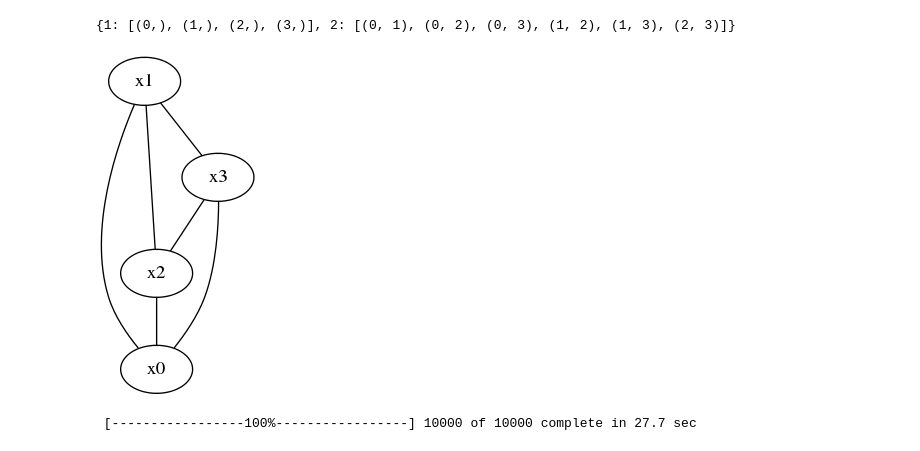
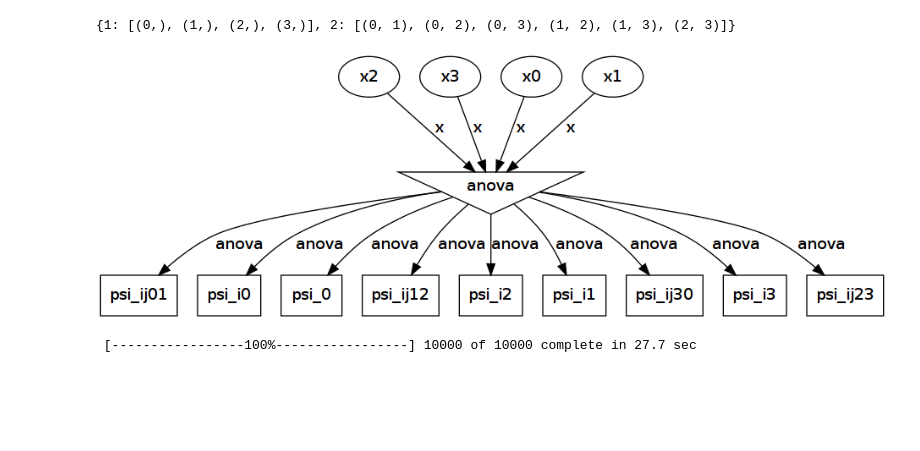
Before and after one commit to Karthikeya108/sparse-grids, a Jupyter notebook: notebooks/CreateStructuredData.ipynb, the cells around one changed output. Cells and saved outputs as stored; diff of their text form; code cells hidden in the pictures; blank space fills up the shorter version.

Commit message:
Producing a graph of a structured model: changes in the notebook

```diff
--- a/notebooks/CreateStructuredData.ipynb
+++ b/notebooks/CreateStructuredData.ipynb
@@ -134,11 +137,11 @@ def make_model_ds(grid, alpha):
 # %%
 model_ds = pm.Model(input=make_model_ds(grid_ds, alpha_ds), name="normal_dep")
 # %%
-dot = pm.graph.moral_graph(model_ds)
+dot = pm.graph.graph(model_ds)
 dot.write_png("graph2.png")
 Image(filename='graph2.png')
 # %% [output]
-[figure, old version]
+[figure, new version]
 # %%
 mcmc_ds = pm.MCMC(model_ds, name="MCMC")
 mcmc_ds.sample(iter=10000, burn=100, thin=5)
```
Also changed, not shown: parts of 1 cell of this notebook, 7 other files.
